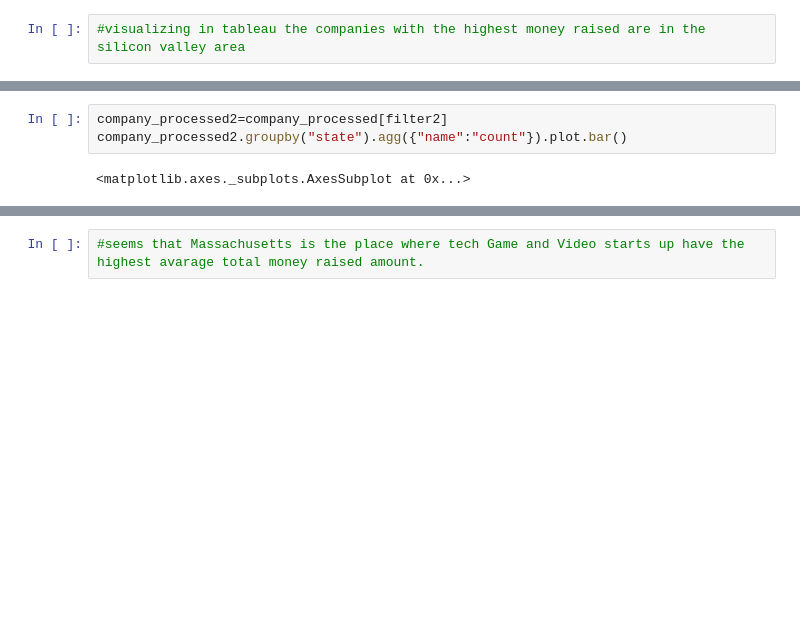
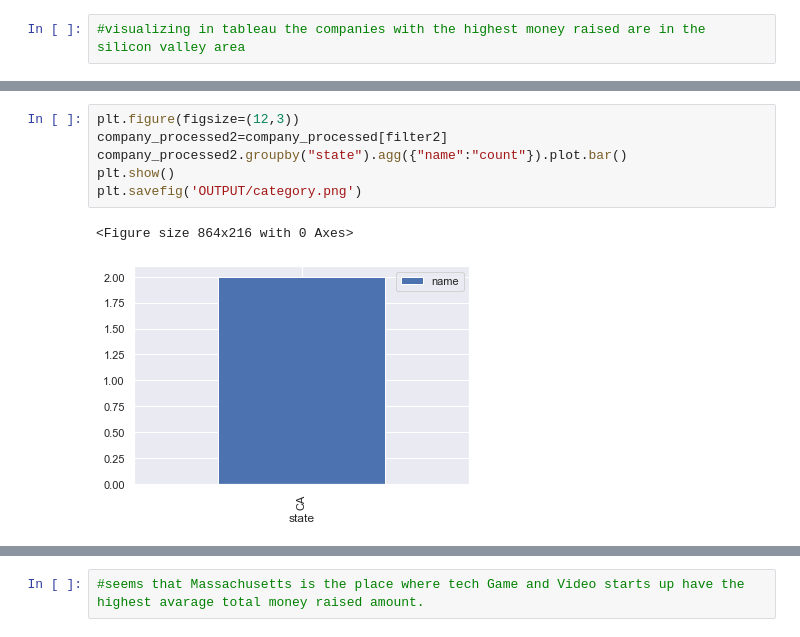
Before and after one commit to silviaserafini/Company--HQ-locator, a Jupyter notebook: ProjectW4.ipynb, the cells around one changed output, grey strips where cells are left out. Cells and saved outputs as stored; diff of their text form; blank space fills up the shorter version.

```diff
--- a/ProjectW4.ipynb
+++ b/ProjectW4.ipynb
@@ -319,6 +312,10 @@ plt.show()
 # %%
+plt.figure(figsize=(12,3))
 company_processed2=company_processed[filter2]
 company_processed2.groupby("state").agg({"name":"count"}).plot.bar()
+plt.show()
+plt.savefig('OUTPUT/category.png')
 # %% [output]
-<matplotlib.axes._subplots.AxesSubplot at 0x...>
+<Figure size 864x216 with 0 Axes>
+[figure, added]
 # %%
```
Also changed, not shown: parts of 6 cells of this notebook, 3 other files.
